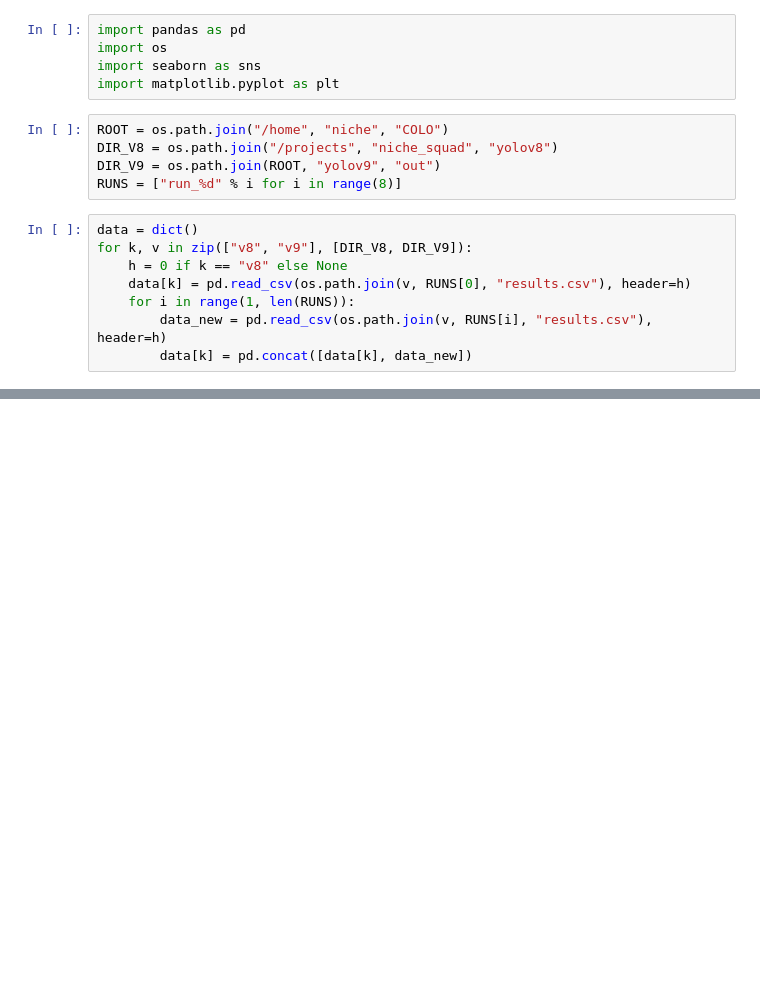
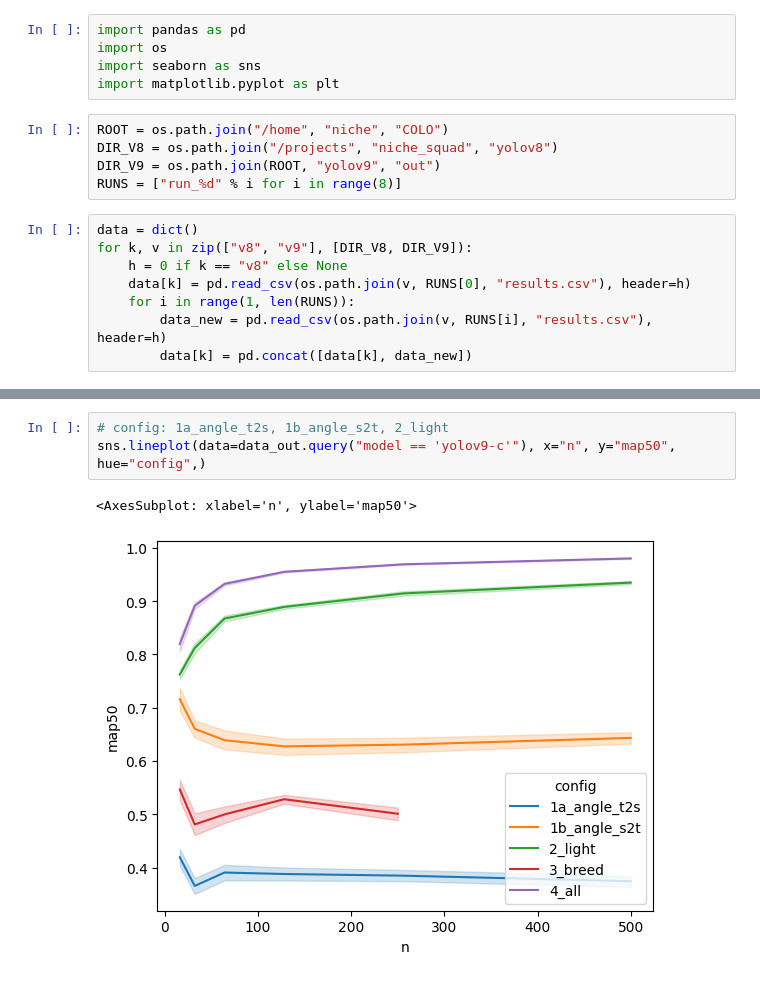
Before and after one commit to Niche-Squad/COLO, a Jupyter notebook: _3_evaluate.ipynb, the cells around one changed output, grey strips where cells are left out. Saved outputs shown, nothing was run; the diff lists cells and outputs as text; blank space fills up the shorter version.

```diff
--- a/_3_evaluate.ipynb
+++ b/_3_evaluate.ipynb
@@ -48,3 +113,9 @@ sns.lineplot(data=data_out.query("config == '3_breed'"), x="n", y="map50", hue="
+# %%
+# config: 1a_angle_t2s, 1b_angle_s2t, 2_light
+sns.lineplot(data=data_out.query("model == 'yolov9-c'"), x="n", y="map50", hue="config",)
+# %% [output]
+<AxesSubplot: xlabel='n', ylabel='map50'>
+[figure, added]
 # %%
 data_long = data_out.melt(id_vars=["model", "config", "n"],
                       var_name="metric",
```
Also changed, not shown: parts of 7 cells of this notebook, 1 other file.
